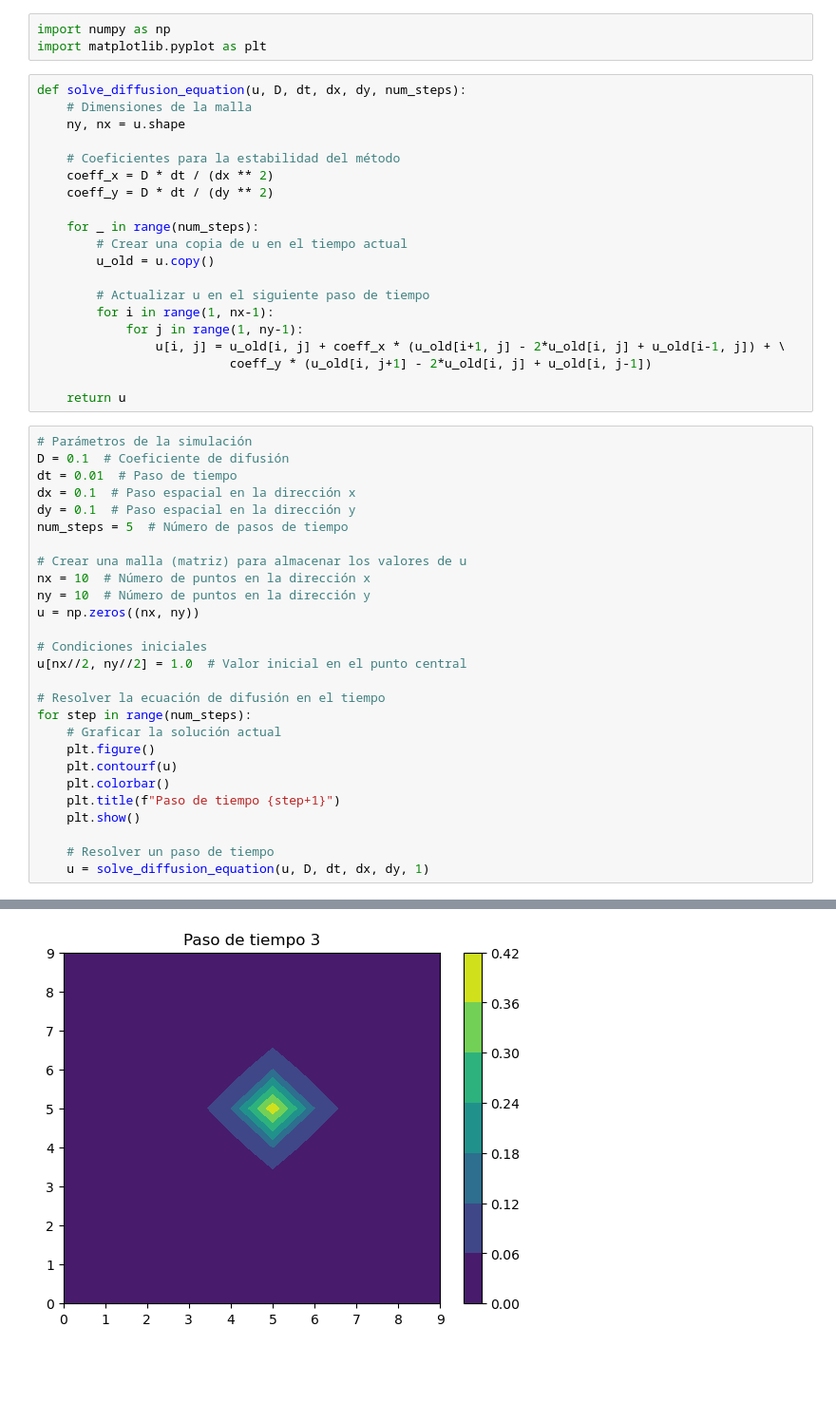
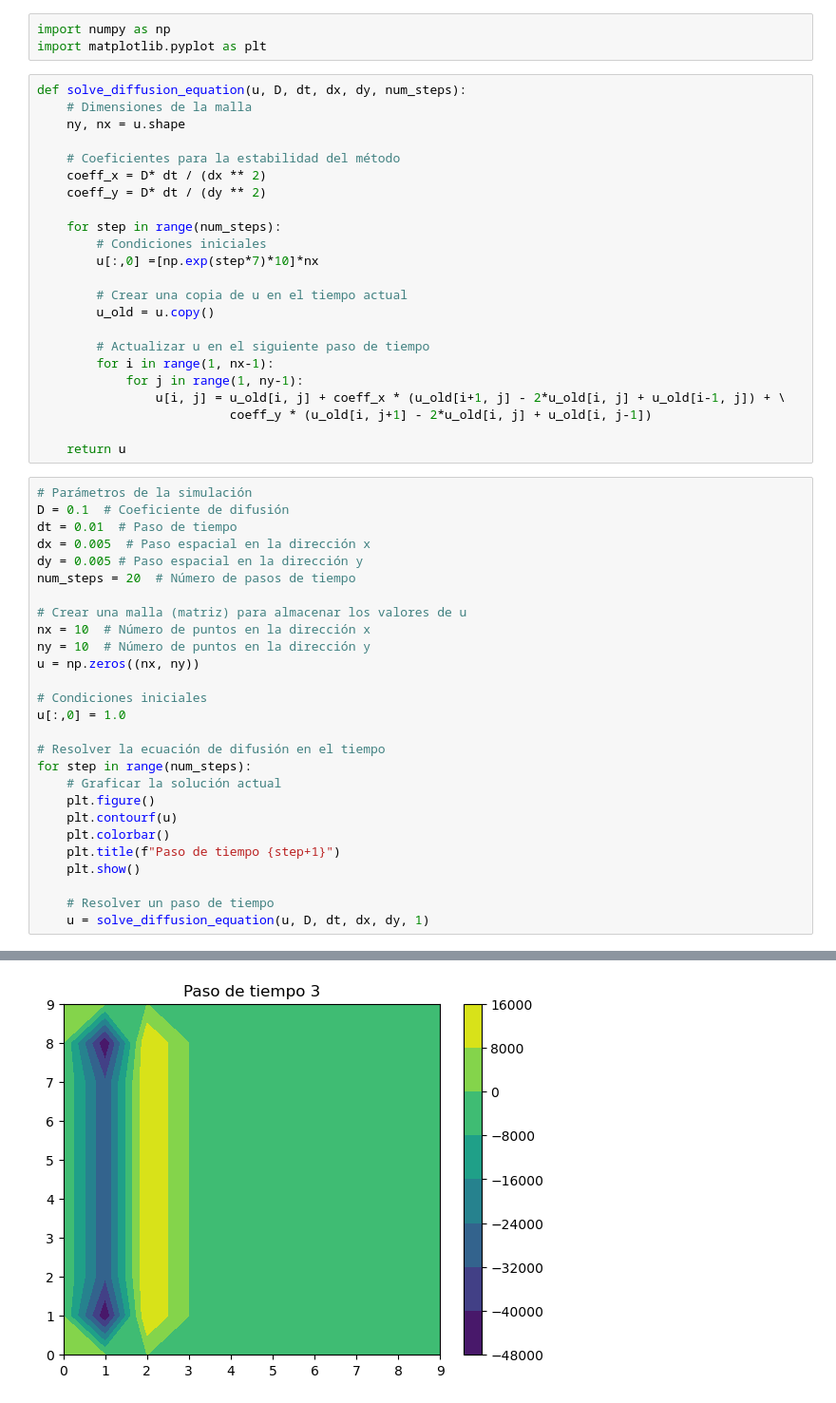
Before and after one commit to alhazacod/heat_eq_t_dependant_boundary, a Jupyter notebook: diffusion_solver.ipynb, the cells around one changed output, grey strips where cells are left out. Shown: that part at 95% size. Saved outputs shown, nothing was run; the diff lists cells and outputs as text; blank space fills up the shorter version.

Commit message:
Las condiciones iniciales están funcionando mal

```diff
--- a/diffusion_solver.ipynb
+++ b/diffusion_solver.ipynb
@@ -7,10 +7,13 @@ def solve_diffusion_equation(u, D, dt, dx, dy, num_steps):
     ny, nx = u.shape
 
     # Coeficientes para la estabilidad del método
-    coeff_x = D * dt / (dx ** 2)
-    coeff_y = D * dt / (dy ** 2)
+    coeff_x = D* dt / (dx ** 2)
+    coeff_y = D* dt / (dy ** 2)
 
-    for _ in range(num_steps):
+    for step in range(num_steps):
+        # Condiciones iniciales
+        u[:,0] =[np.exp(step*7)*10]*nx
+
         # Crear una copia de u en el tiempo actual
         u_old = u.copy()
 
@@ -25,9 +28,9 @@ def solve_diffusion_equation(u, D, dt, dx, dy, num_steps):
 # Parámetros de la simulación
 D = 0.1  # Coeficiente de difusión
 dt = 0.01  # Paso de tiempo
-dx = 0.1  # Paso espacial en la dirección x
-dy = 0.1  # Paso espacial en la dirección y
-num_steps = 5  # Número de pasos de tiempo
+dx = 0.005  # Paso espacial en la dirección x
+dy = 0.005 # Paso espacial en la dirección y
+num_steps = 20  # Número de pasos de tiempo
 
 # Crear una malla (matriz) para almacenar los valores de u
 nx = 10  # Número de puntos en la dirección x
@@ -35,7 +38,7 @@ ny = 10  # Número de puntos en la dirección y
 u = np.zeros((nx, ny))
 
 # Condiciones iniciales
-u[nx//2, ny//2] = 1.0  # Valor inicial en el punto central
+u[:,0] = 1.0
 
 # Resolver la ecuación de difusión en el tiempo
 for step in range(num_steps):
@@ -54 +57 @@ for step in range(num_steps):
-[figure, old version]
+[figure, new version]
```
Also changed, not shown: parts of 1 cell of this notebook.
